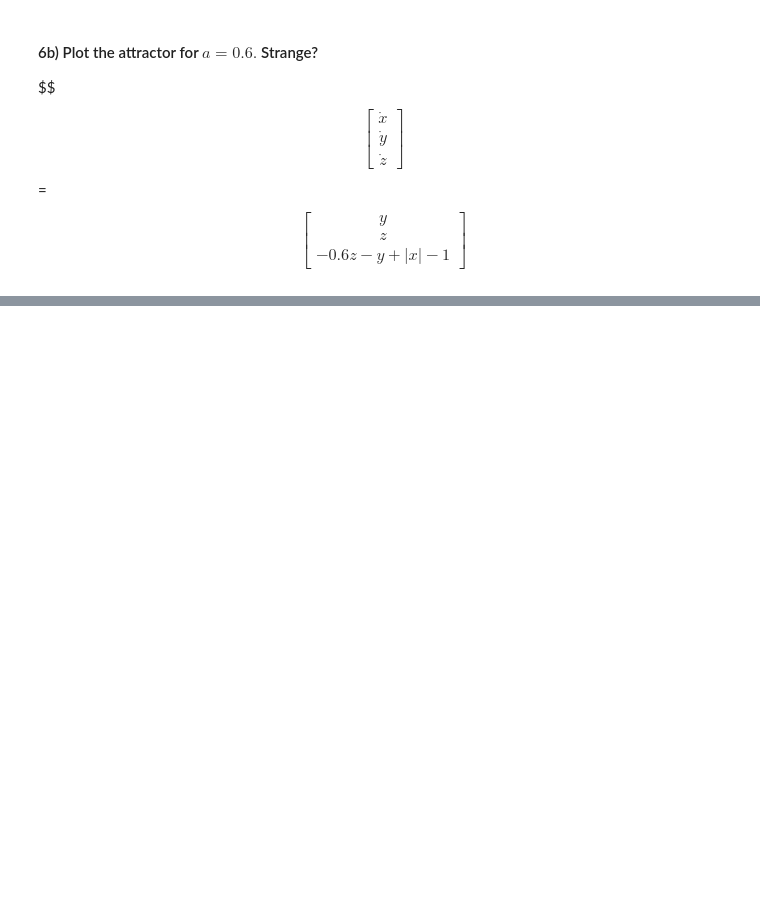
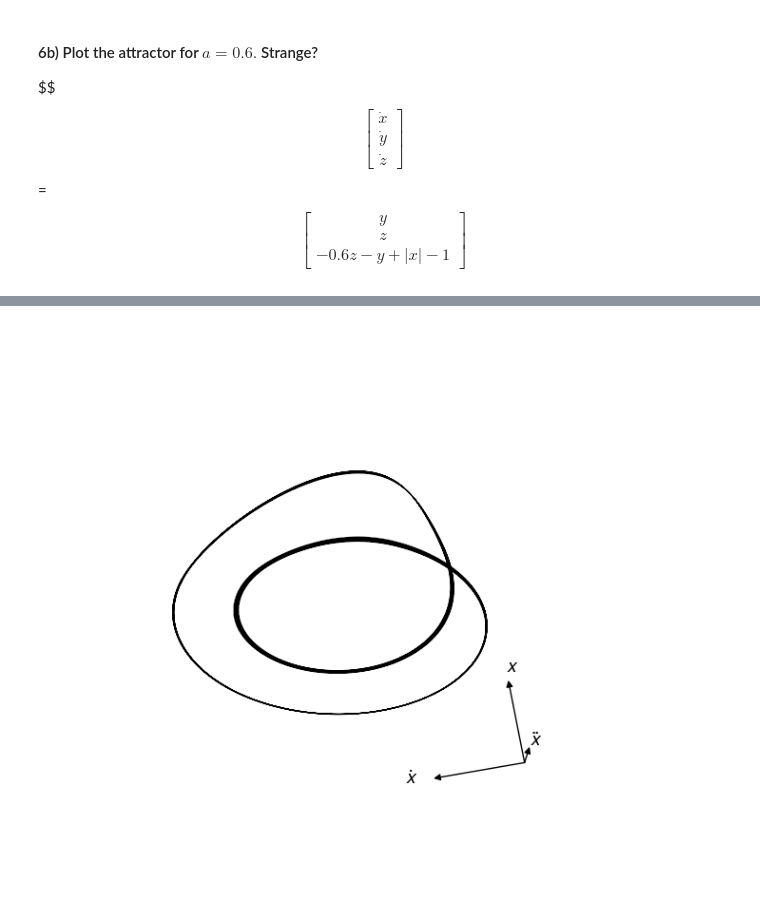
Before and after one commit to whyyorlantaken/Dynamical-Systems-Coursework, a Jupyter notebook: Take-home-1/code/notebook01.ipynb, the cells around one changed output, grey strips where cells are left out. Cells and saved outputs as stored; diff of their text form; code cells hidden in the pictures; blank space fills up the shorter version.

```diff
--- a/Take-home-1/code/notebook01.ipynb
+++ b/Take-home-1/code/notebook01.ipynb
@@ -356,6 +391,21 @@ y \\
 z \\
 -0.6z - y +|x|-1
 \end{bmatrix}
+# %%
+from matplotlib.patches import FancyArrowPatch
+from mpl_toolkits.mplot3d import proj3d
+
+# Define a 3D arrow for our axes indicator
+class Arrow3D(FancyArrowPatch):
+    def __init__(self, xs, ys, zs, *args, **kwargs):
+        FancyArrowPatch.__init__(self, (0, 0), (0, 0), *args, **kwargs)
+        self._verts3d = xs, ys, zs
+
+    def do_3d_projection(self, renderer=None):
+        xs3d, ys3d, zs3d = self._verts3d
+        xs, ys, zs = proj3d.proj_transform(xs3d, ys3d, zs3d, self.axes.M)
+        self.set_positions((xs[0], ys[0]), (xs[1], ys[1]))
+        return np.min(zs)
 # %%
 # Libraries
 from scipy.integrate import solve_ivp
@@ -391,6 +440,8 @@ z = sol.y[2]
 # %%
 # Now with a = 0.68
 a2 = 0.68
+t_span = (0, 300)
+t_eval = np.linspace(t_span[0], t_span[1], 15000)
 sol2 = solve_ivp(slope, t_span, S0, t_eval=t_eval, method='RK45', args=(a2,))
 
 # Extract the solution
@@ -531,0 +536,80 @@ plt.show()
+# %%
+# Create the figure and 3D axis
+fig = plt.figure(figsize=(6, 6))
+ax = fig.add_subplot(111, projection='3d')
+
+# Plot the Lorenz attractor
+ax.plot(x2[1500:], y2[1500:], z2[1500:], lw=0.3, color='k')
+
+# Get the limits for scaling the axes indicator
+x_min, x_max = ax.get_xlim()
+y_min, y_max = ax.get_ylim()
+z_min, z_max = ax.get_zlim()
+
+# Calculate scale for the axes indicator
+scale = 0.25 * max(x_max - x_min, y_max - y_min, z_max - z_min)
+
+# Position for the little axes
+origin = [x_min, y_min, z_min]
+
+# Better looking arrow properties
+arrow_prop_dict = dict(
+    mutation_scale=10,
+    arrowstyle='-|>',
+    linewidth=1.0,
+    shrinkA=0,
+    shrinkB=0,
+    zorder=100
+)
+
+# -------------- Little axes -----------------
+
+# X-axis
+a = Arrow3D([origin[0], origin[0] + scale],
+            [origin[1], origin[1]],
+            [origin[2], origin[2]],
+            color='k', **arrow_prop_dict)
+ax.add_artist(a)
+
+# Y-axis
+b = Arrow3D([origin[0], origin[0]],
+            [origin[1], origin[1] + scale],
+            [origin[2], origin[2]],
+            color='k', **arrow_prop_dict)
+ax.add_artist(b)
+
+# Z-axis
+c = Arrow3D([origin[0], origin[0]],
+            [origin[1], origin[1]],
+            [origin[2], origin[2] + scale],
+            color='k', **arrow_prop_dict)
+ax.add_artist(c)
+
+fontsize = 14
+
+ax.text(origin[0] + scale*1.1, origin[1], origin[2], r"$x$",
+        color='k', fontsize=fontsize)
+ax.text(origin[0], origin[1] + scale*1.3, origin[2], r"$\dot{x}$",
+        color='k', fontsize=fontsize)
+ax.text(origin[0], origin[1], origin[2] + scale*1.1, r"$\ddot{x}$",
+        color='k', fontsize=fontsize)
+
+# View
+ax.view_init(elev=75, azim=170, roll=0)
+
+# 100, 250 -> faced-on
+# 75, 170 -> like rossler
+
+# Limits
+ax.set_xlim([x_min, x_max])
+ax.set_ylim([y_min, y_max])
+ax.set_zlim([z_min, z_max])
+
+ax.set_axis_off()
+
+plt.savefig("./plots/6c.png", dpi=800, bbox_inches='tight')
+
+plt.tight_layout()
+plt.show()
+# %% [output]
+[figure, added]
```
Also changed, not shown: parts of 16 cells of this notebook, 19 other files.
